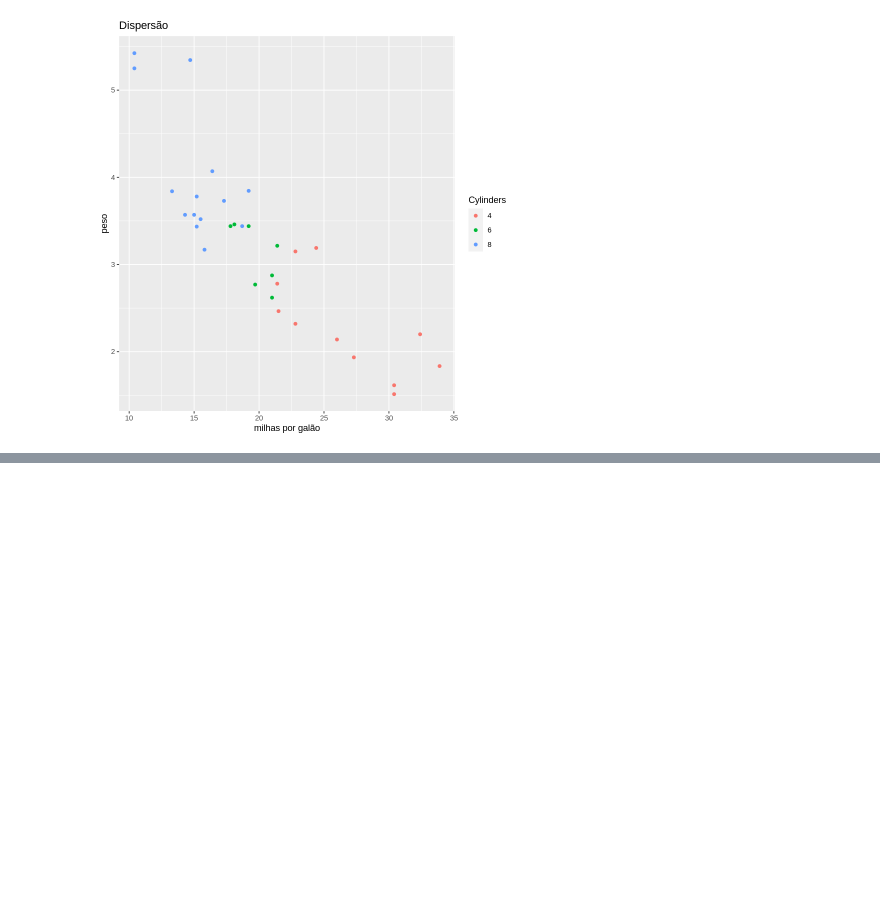
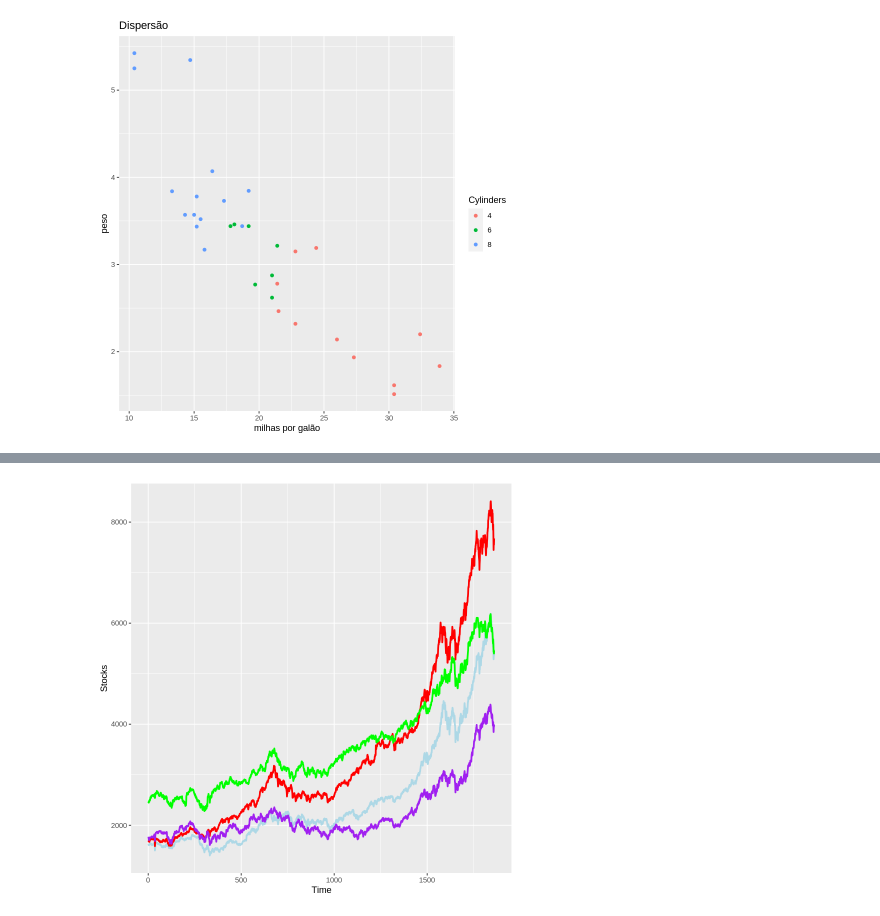
Before and after one commit to joaovictoramaralgoncalves/Projetos_de_aprendizado, a Jupyter notebook: Modulo_2_Basic_Visualization_Tools_Continued.ipynb, the cells around one changed output, grey strips where cells are left out. Cells and saved outputs as stored; diff of their text form; code cells hidden in the pictures; blank space fills up the shorter version.

```diff
--- a/Modulo_2_Basic_Visualization_Tools_Continued.ipynb
+++ b/Modulo_2_Basic_Visualization_Tools_Continued.ipynb
@@ -77,0 +126,15 @@ ggplot(mtcars, aes(x=mpg,y=wt,color=cylFactor)) +
+# %%
+all_stocks <- ggplot() +
+  geom_line(data=EuStockDF,aes(x=c(1:nrow(EuStockDF)), y = DAX),
+            size=1, colour="light blue") +
+  geom_line(data=EuStockDF,aes(x=c(1:nrow(EuStockDF)),y=SMI),
+            size=1, colour="red") +
+  geom_line(data =EuStockDF,aes(x=c(1:nrow(EuStockDF)), y=CAC),
+            size=1, colour="purple") +
+  geom_line(data=EuStockDF,aes(x=c(1:nrow(EuStockDF)),y=FTSE),
+            size=1, colour="green")+
+  labs(x="Time", y="Stocks")
+
+print(all_stocks)
+# %% [output]
+[figure, added]
```
Also changed, not shown: parts of 18 cells of this notebook.
